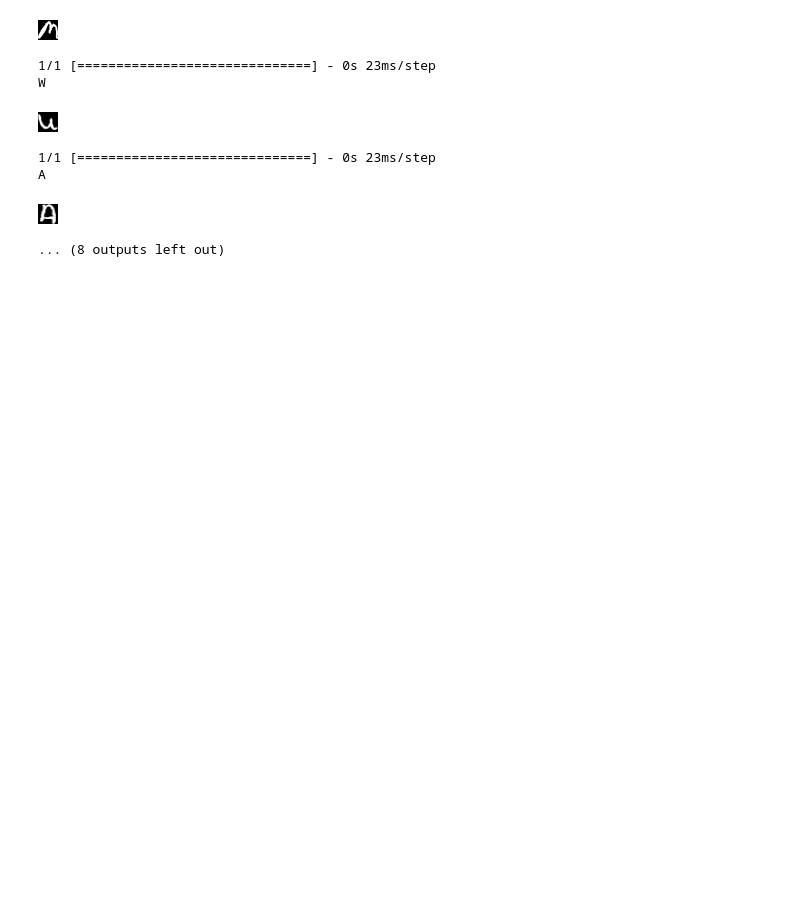
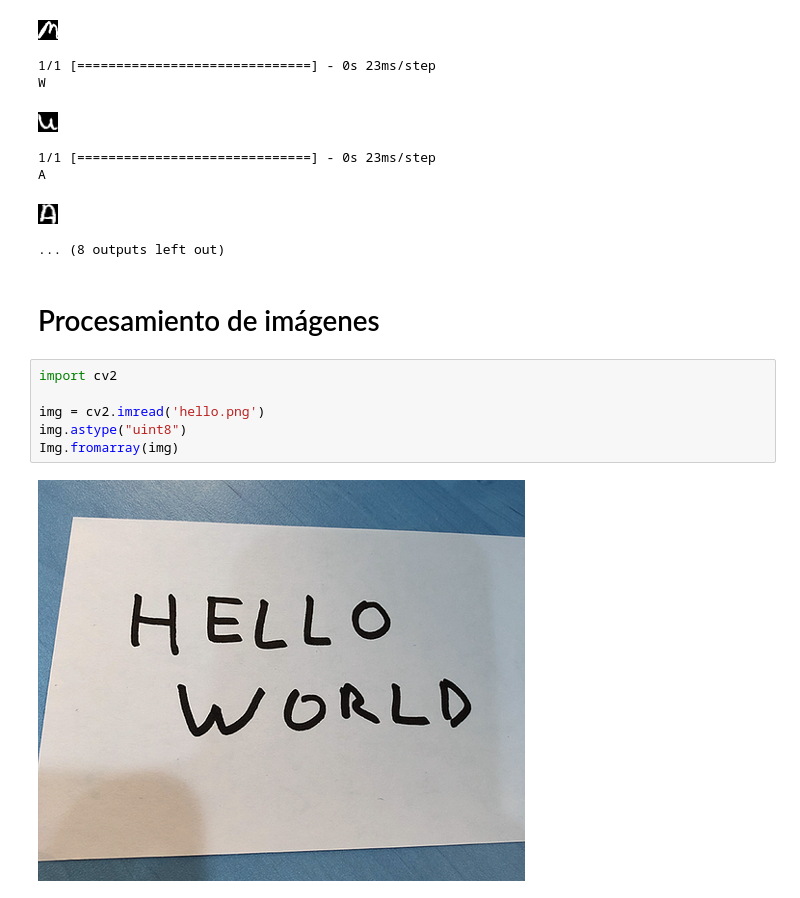
Before and after one commit to OscarRojasG/OCR, a Jupyter notebook: OCR.ipynb, the cells around one changed output. Saved outputs shown, nothing was run; the diff lists cells and outputs as text; blank space fills up the shorter version.

```diff
--- a/OCR.ipynb
+++ b/OCR.ipynb
@@ -223,3 +226,13 @@ W
 A
 [figure]
 ... (8 outputs left out)
+# %% [markdown]
+# Procesamiento de imágenes
+# %%
+import cv2
+
+img = cv2.imread('hello.png')
+img.astype("uint8")
+Img.fromarray(img)
+# %% [output]
+[figure, added]
```
Also changed, not shown: parts of 9 cells of this notebook.
